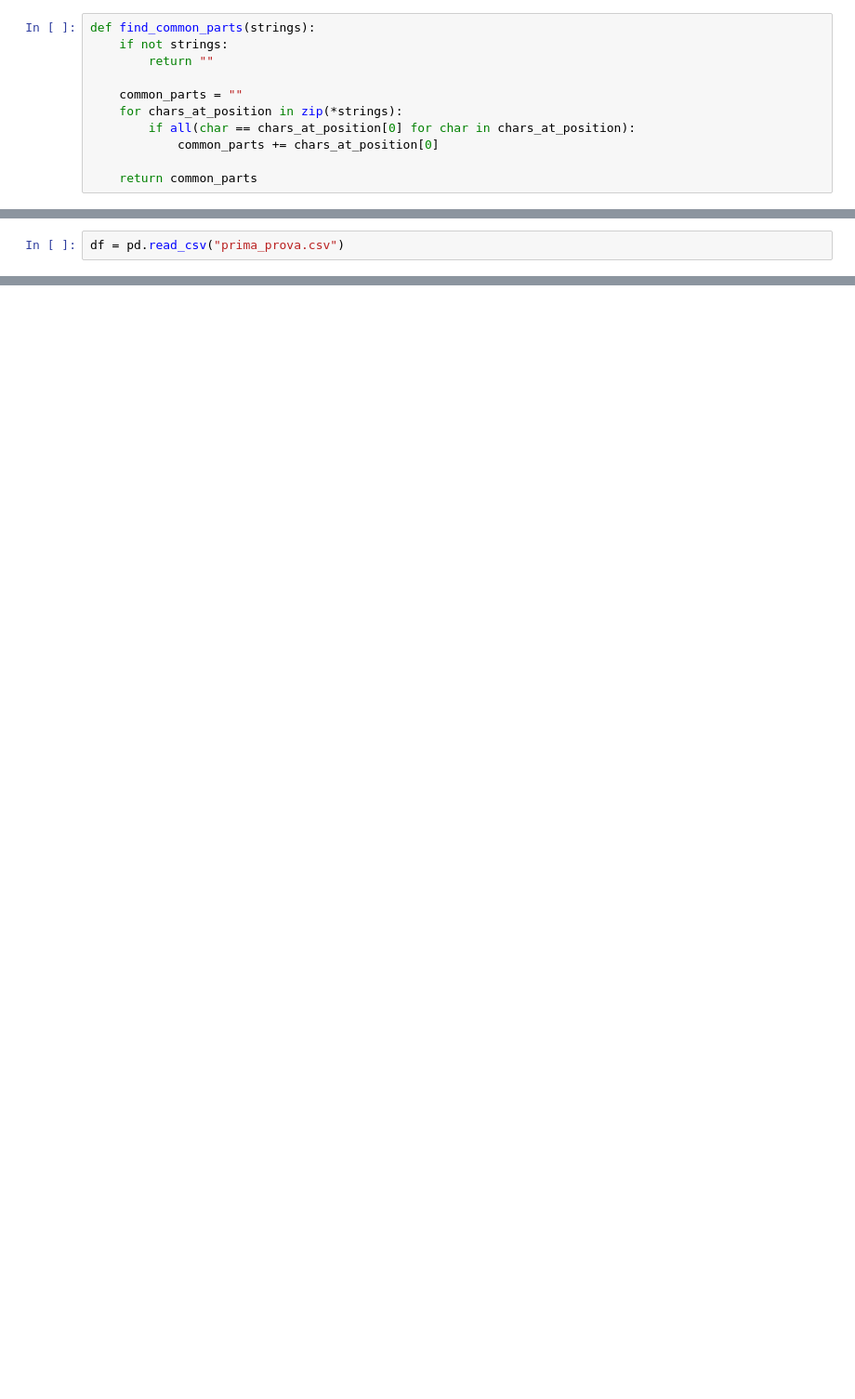
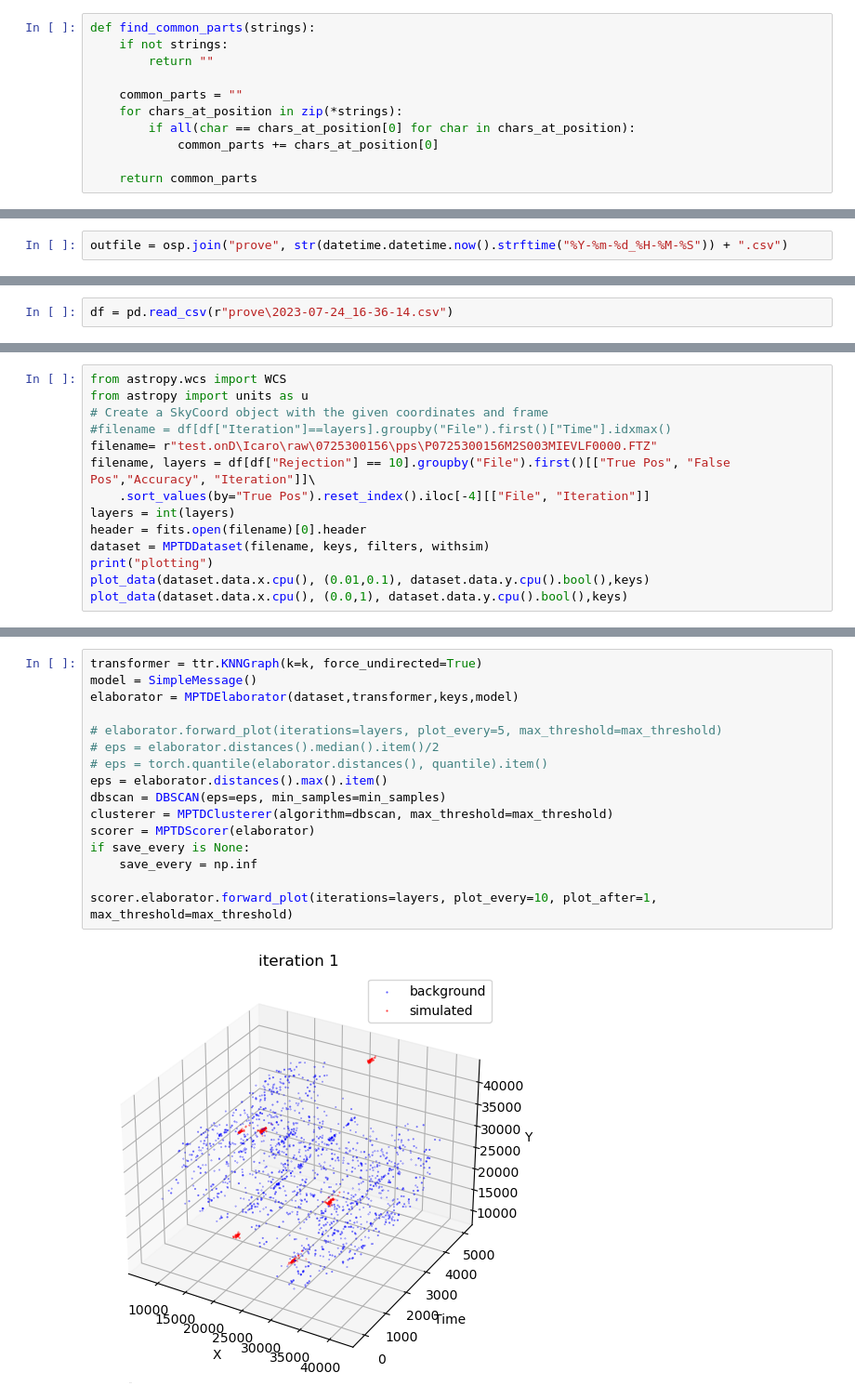
Before and after one commit to Samuele-Colombo/MPTD, a Jupyter notebook: new_approach_multiple_files.ipynb, the cells around one changed output, grey strips where cells are left out. Shown at 93% size. Saved outputs shown, nothing was run; the diff lists cells and outputs as text; blank space fills up the shorter version.

Commit message:
Automatic forwarding

```diff
--- a/new_approach_multiple_files.ipynb
+++ b/new_approach_multiple_files.ipynb
@@ -297,2 +267,0 @@ df.to_csv("prima_prova.csv")
-# %%
-df = pd.read_csv("prima_prova.csv")
@@ -327,0 +433,2 @@ df.groupby("File", axis="rows")["Accuracy"].first().hist()
+# %%
+outfile = osp.join("prove", str(datetime.datetime.now().strftime("%Y-%m-%d_%H-%M-%S")) + ".csv")
@@ -327,0 +460,2 @@ df.groupby("File", axis="rows")["Accuracy"].first().hist()
+# %%
+df = pd.read_csv(r"prove\2023-07-24_16-36-14.csv")
@@ -327,0 +603,14 @@ df.groupby("File", axis="rows")["Accuracy"].first().hist()
+# %%
+from astropy.wcs import WCS
+from astropy import units as u
+# Create a SkyCoord object with the given coordinates and frame
+#filename = df[df["Iteration"]==layers].groupby("File").first()["Time"].idxmax()
+filename= r"test.onD\Icaro\raw\0725300156\pps\P0725300156M2S003MIEVLF0000.FTZ"
+filename, layers = df[df["Rejection"] == 10].groupby("File").first()[["True Pos", "False Pos","Accuracy", "Iteration"]]\
+    .sort_values(by="True Pos").reset_index().iloc[-4][["File", "Iteration"]]
+layers = int(layers)
+header = fits.open(filename)[0].header
+dataset = MPTDDataset(filename, keys, filters, withsim)
+print("plotting")
+plot_data(dataset.data.x.cpu(), (0.01,0.1), dataset.data.y.cpu().bool(),keys)
+plot_data(dataset.data.x.cpu(), (0.0,1), dataset.data.y.cpu().bool(),keys)
@@ -327,0 +621,18 @@ df.groupby("File", axis="rows")["Accuracy"].first().hist()
+# %%
+transformer = ttr.KNNGraph(k=k, force_undirected=True)
+model = SimpleMessage()
+elaborator = MPTDElaborator(dataset,transformer,keys,model)
+
+# elaborator.forward_plot(iterations=layers, plot_every=5, max_threshold=max_threshold)
+# eps = elaborator.distances().median().item()/2
+# eps = torch.quantile(elaborator.distances(), quantile).item()
+eps = elaborator.distances().max().item()
+dbscan = DBSCAN(eps=eps, min_samples=min_samples)
+clusterer = MPTDClusterer(algorithm=dbscan, max_threshold=max_threshold)
+scorer = MPTDScorer(elaborator)
+if save_every is None:
+    save_every = np.inf
+
+scorer.elaborator.forward_plot(iterations=layers, plot_every=10, plot_after=1, max_threshold=max_threshold)
+# %% [output]
+[figure, added]
```
Also changed, not shown: parts of 38 cells of this notebook.
